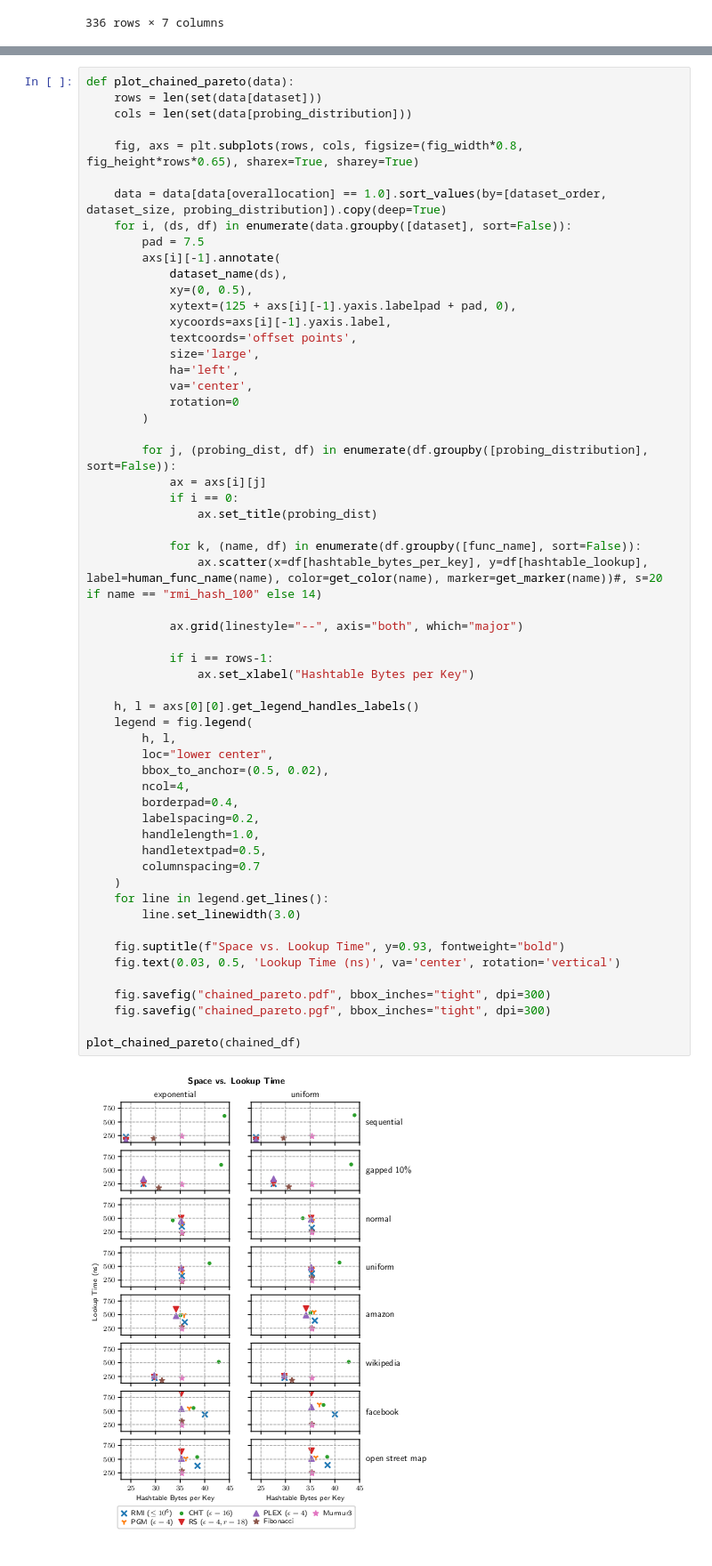
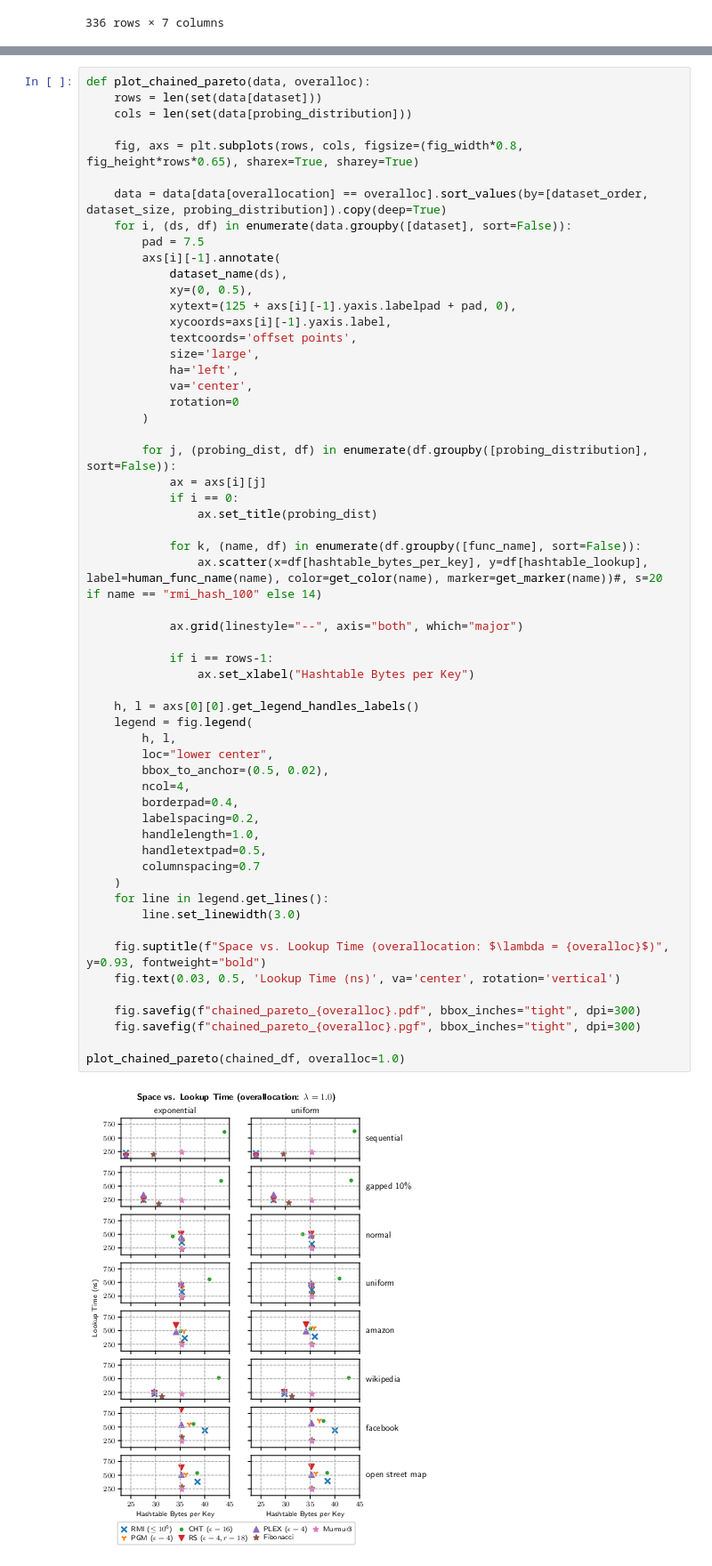
Before and after one commit to IlariaPilo/hashtable, a Jupyter notebook: results/plots.ipynb, the cells around one changed output, grey strips where cells are left out. Shown: that part at 89% size. Drawn from its saved outputs; the diff is of its cells as text.

Commit message:
enhance hashtable pareto plot

```diff
--- a/results/plots.ipynb
+++ b/results/plots.ipynb
@@ -365,11 +365,11 @@ plot_overfull_slots(slots_df)
 # %%
-def plot_chained_pareto(data):
+def plot_chained_pareto(data, overalloc):
     rows = len(set(data[dataset]))
     cols = len(set(data[probing_distribution]))
 
     fig, axs = plt.subplots(rows, cols, figsize=(fig_width*0.8, fig_height*rows*0.65), sharex=True, sharey=True)
 
-    data = data[data[overallocation] == 1.0].sort_values(by=[dataset_order, dataset_size, probing_distribution]).copy(deep=True)
+    data = data[data[overallocation] == overalloc].sort_values(by=[dataset_order, dataset_size, probing_distribution]).copy(deep=True)
     for i, (ds, df) in enumerate(data.groupby([dataset], sort=False)):
         pad = 7.5
         axs[i][-1].annotate(
@@ -389,35 +389,35 @@ def plot_chained_pareto(data):
             if i == 0:
                 ax.set_title(probing_dist)
 
             for k, (name, df) in enumerate(df.groupby([func_name], sort=False)):
                 ax.scatter(x=df[hashtable_bytes_per_key], y=df[hashtable_lookup], label=human_func_name(name), color=get_color(name), marker=get_marker(name))#, s=20 if name == "rmi_hash_100" else 14)
 
             ax.grid(linestyle="--", axis="both", which="major")
 
             if i == rows-1:
                 ax.set_xlabel("Hashtable Bytes per Key")
 
     h, l = axs[0][0].get_legend_handles_labels()
     legend = fig.legend(
         h, l,
         loc="lower center",
         bbox_to_anchor=(0.5, 0.02),
         ncol=4,
         borderpad=0.4,
         labelspacing=0.2,
         handlelength=1.0,
         handletextpad=0.5,
         columnspacing=0.7
     )
     for line in legend.get_lines():
         line.set_linewidth(3.0)
 
-    fig.suptitle(f"Space vs. Lookup Time", y=0.93, fontweight="bold")
+    fig.suptitle(f"Space vs. Lookup Time (overallocation: $\lambda = {overalloc}$)", y=0.93, fontweight="bold")
     fig.text(0.03, 0.5, 'Lookup Time (ns)', va='center', rotation='vertical')
 
-    fig.savefig("chained_pareto.pdf", bbox_inches="tight", dpi=300)
-    fig.savefig("chained_pareto.pgf", bbox_inches="tight", dpi=300)
+    fig.savefig(f"chained_pareto_{overalloc}.pdf", bbox_inches="tight", dpi=300)
+    fig.savefig(f"chained_pareto_{overalloc}.pgf", bbox_inches="tight", dpi=300)
 
-plot_chained_pareto(chained_df)
+plot_chained_pareto(chained_df, overalloc=1.0)
 # %% [output]
-[figure, old version]
+[figure, new version]
```
Also changed, not shown: parts of 3 cells of this notebook.
